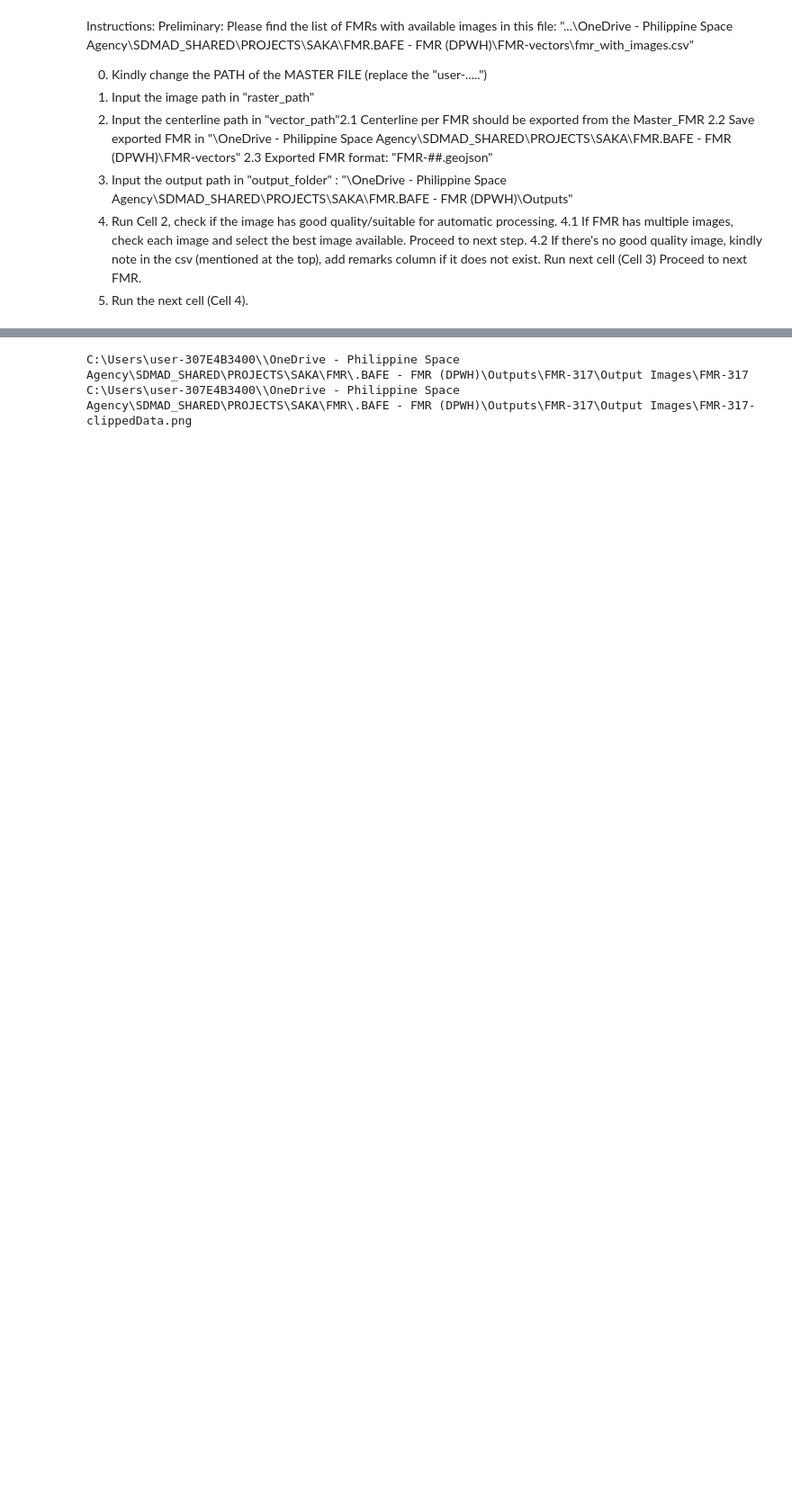
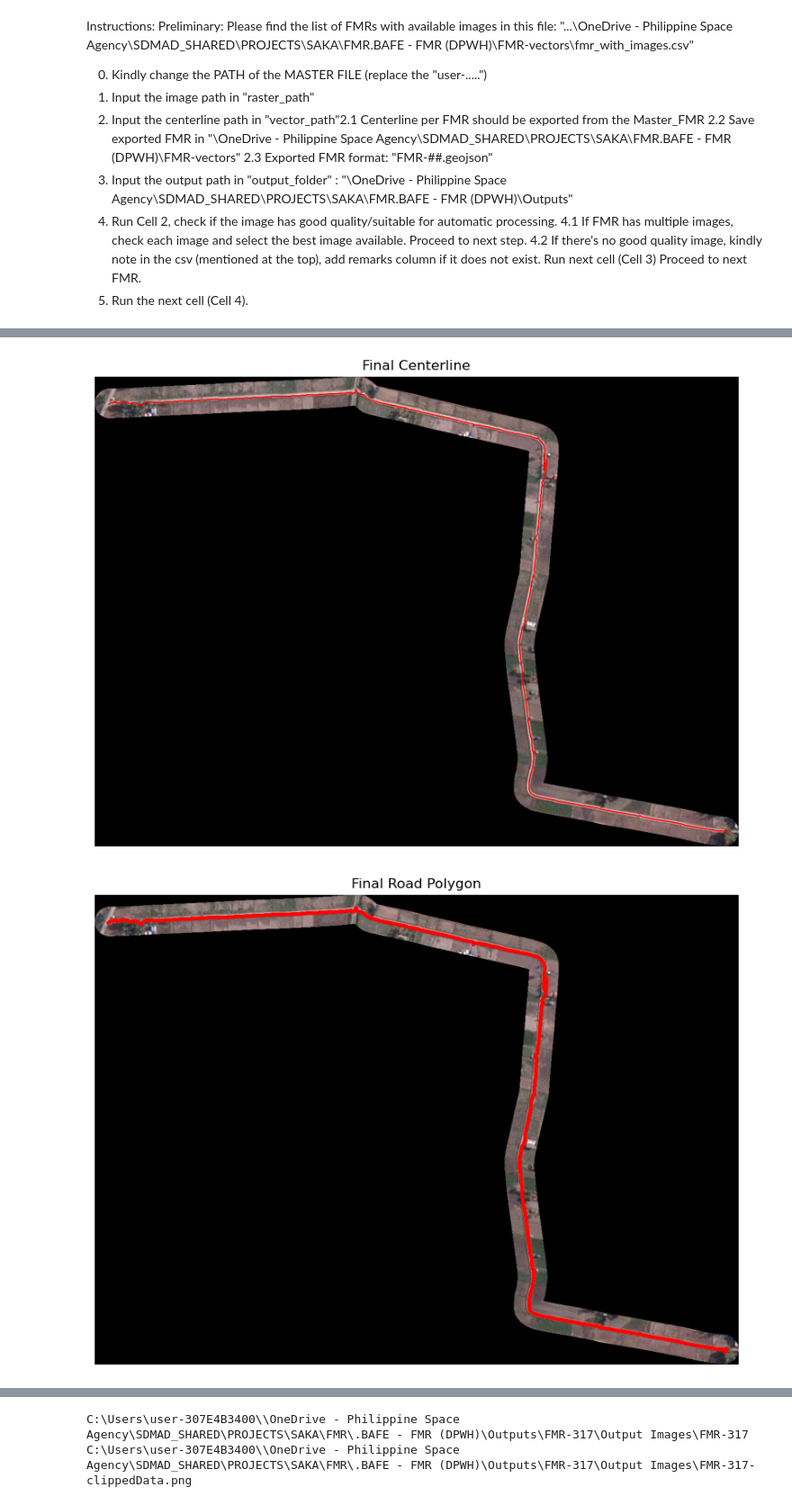
Before and after one commit to codenn-git/BAFE-FMR, a Jupyter notebook: codes/FMR-PROCESSING_notebookVer.ipynb, the cells around one changed output, grey strips where cells are left out. Shown: that part at 90% size. Saved outputs shown, nothing was run; the diff lists cells and outputs as text; code cells hidden in the pictures; blank space fills up the shorter version.

```diff
--- a/codes/FMR-PROCESSING_notebookVer.ipynb
+++ b/codes/FMR-PROCESSING_notebookVer.ipynb
@@ -202,3 +179,50 @@ plt.show()
+# %%
+##CENTERLINE EXTRACTION FROM SKELETONIZED FINAL_BINARY_RASTER
+# Clip final binary raster for centerline extraction
+final_binary_raster, final_binary_transform = preprocessor.clipraster(
+                    raster_data = final_binary_raster.astype(np.uint8),
+                    vector_data = vector_gdf,
+                    transform = clipped_transform,
+                    buffer_dist = 7.5)
+final_binary_raster = np.squeeze(final_binary_raster)
+
+# Generate Centerline
+#---------------------- Export 3
+extractor = CenterlineExtractor(
+    raster_array=final_binary_raster,
+    transform=final_binary_transform,
+    crs='EPSG:32651'
+)
+
+# -------------------- centerline method --------------------- #
+connection_method = 'mst' # options are "nearest" , "mst", "sequential"
+
+centerline = extractor.extract_centerlines()
+connected_centerline = extractor.connect_lines(centerline, tolerance=30.0, method='mst')
+final_line = extractor.smooth_lines(connected_centerline, method='gaussian') #smoothed using gaussian
+
+fig, ax = plt.subplots(figsize=(10, 10))
+show(display_image, ax=ax, transform=clipped_transform)
+final_line.plot(ax=ax, color='red', edgecolor=None, linewidth=1)
+ax.set_title("Final Centerline")
+ax.axis("off")
+plt.savefig(f"{image_output_path}-{vector_basename}-Centerline ({connection_method}).png", bbox_inches="tight")
+plt.show()
+
+# Generate Polygon
+#---------------------- Export 4
+road_polygon = create_polygon(final_line, road_width=road_mean)
+
+fig, ax = plt.subplots(figsize=(10, 10))
+show(display_image, ax=ax, transform=clipped_transform)
+road_polygon.plot(ax=ax, color='red', edgecolor=None, linewidth=1)
+ax.set_title("Final Road Polygon")
+ax.axis("off")
+plt.savefig(f"{image_output_path}-{vector_basename}-Polygon.png", bbox_inches="tight")
+plt.show()
+# %% [output]
+[figure, added]
+[figure, added]
 # %%
 #SUMMARY CELL
 actual_length = final_line.length.values[0]
```
Also changed, not shown: parts of 8 cells of this notebook, 1 other file.
